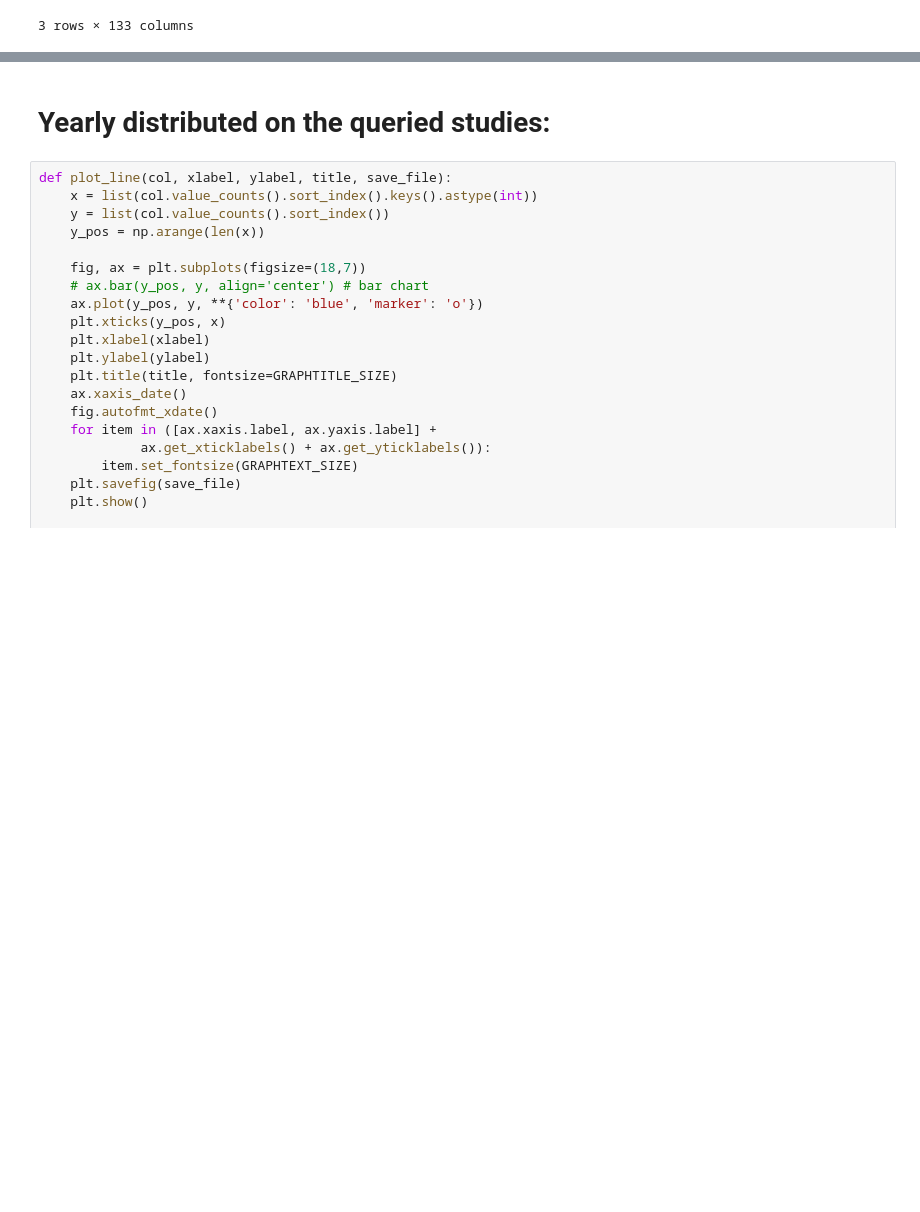
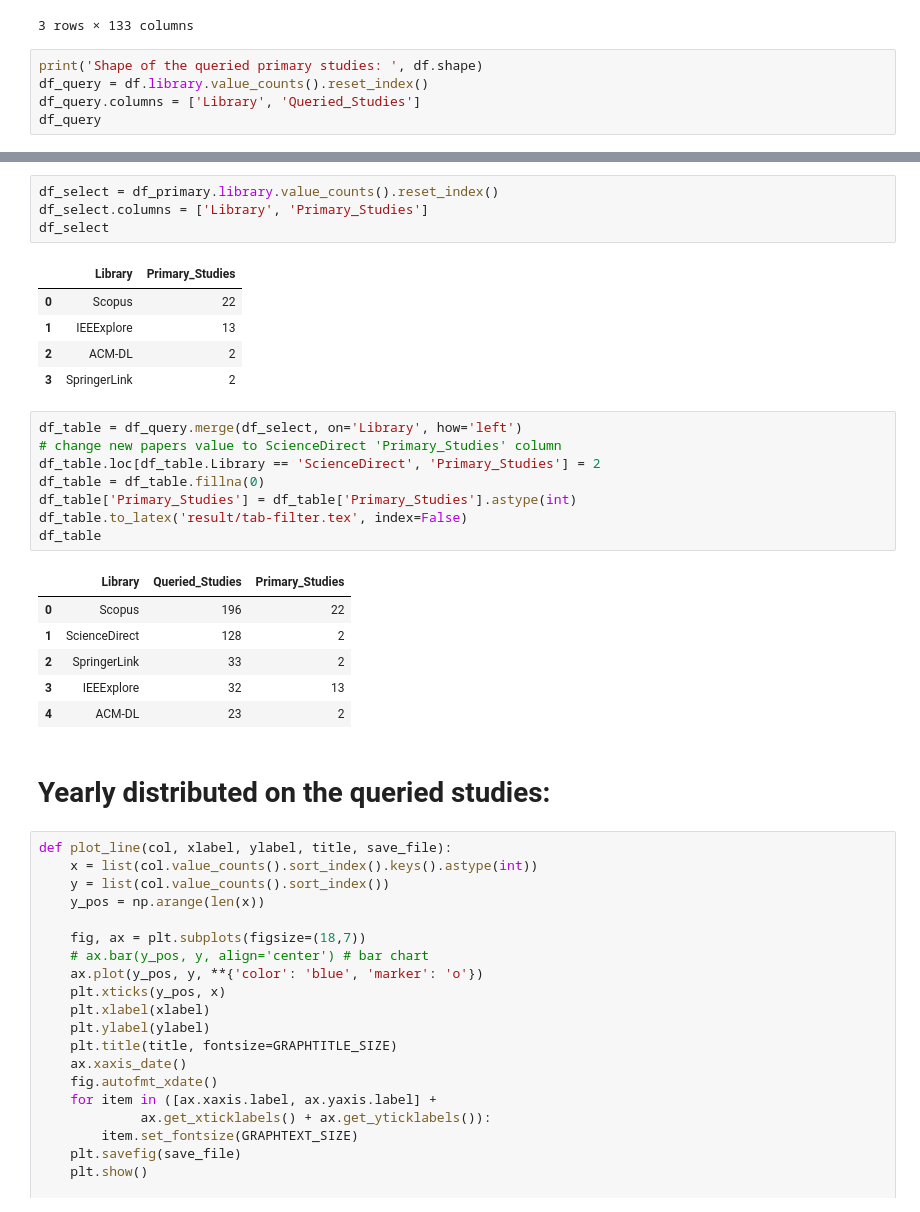
Before and after one commit to mesfinassres/Research, a Jupyter notebook: data-analysis.ipynb, the cells around one changed output, grey strips where cells are left out. Cells and saved outputs as stored; diff of their text form; blank space fills up the shorter version.

Commit message:
added table generating code

```diff
--- a/data-analysis.ipynb
+++ b/data-analysis.ipynb
@@ -29,3 +29,8 @@ Shape of the selected primary studies:  (41, 133)
 | 1 | EHUCHNYD | IEEExplore | journalArticle | 2021.0 | Gutierrez, Tamara; Bergel, Alexan... | Systematic fuzz testing technique... | IEEE access : practical innovatio... | NaN | 2169-3536 | ... |
 | 2 | MPHUEFRQ | IEEExplore | journalArticle | 2021.0 | Alnafessah, Ahmad; Gias, Alim Ul;... | Quality-aware DevOps research: Wh... | IEEE access : practical innovatio... | NaN | 2169-3536 | ... |
 3 rows × 133 columns
+# %%
+print('Shape of the queried primary studies: ', df.shape)
+df_query = df.library.value_counts().reset_index()
+df_query.columns = ['Library', 'Queried_Studies']
+df_query
@@ -32,3 +45,28 @@ Shape of the selected primary studies:  (41, 133)
+# %%
+df_select = df_primary.library.value_counts().reset_index()
+df_select.columns = ['Library', 'Primary_Studies']
+df_select
+# %% [output]
+|  | Library | Primary_Studies |
+| 0 | Scopus | 22 |
+| 1 | IEEExplore | 13 |
+| 2 | ACM-DL | 2 |
+| 3 | SpringerLink | 2 |
+# %%
+df_table = df_query.merge(df_select, on='Library', how='left')
+# change new papers value to ScienceDirect 'Primary_Studies' column
+df_table.loc[df_table.Library == 'ScienceDirect', 'Primary_Studies'] = 2
+df_table = df_table.fillna(0)
+df_table['Primary_Studies'] = df_table['Primary_Studies'].astype(int)
+df_table.to_latex('result/tab-filter.tex', index=False)
+df_table
+# %% [output]
+|  | Library | Queried_Studies | Primary_Studies |
+| 0 | Scopus | 196 | 22 |
+| 1 | ScienceDirect | 128 | 2 |
+| 2 | SpringerLink | 33 | 2 |
+| 3 | IEEExplore | 32 | 13 |
+| 4 | ACM-DL | 23 | 2 |
 # %% [markdown]
 # Yearly distributed on the queried studies:
 # %%
```
Also changed, not shown: parts of 1 cell of this notebook, 5 other files.
